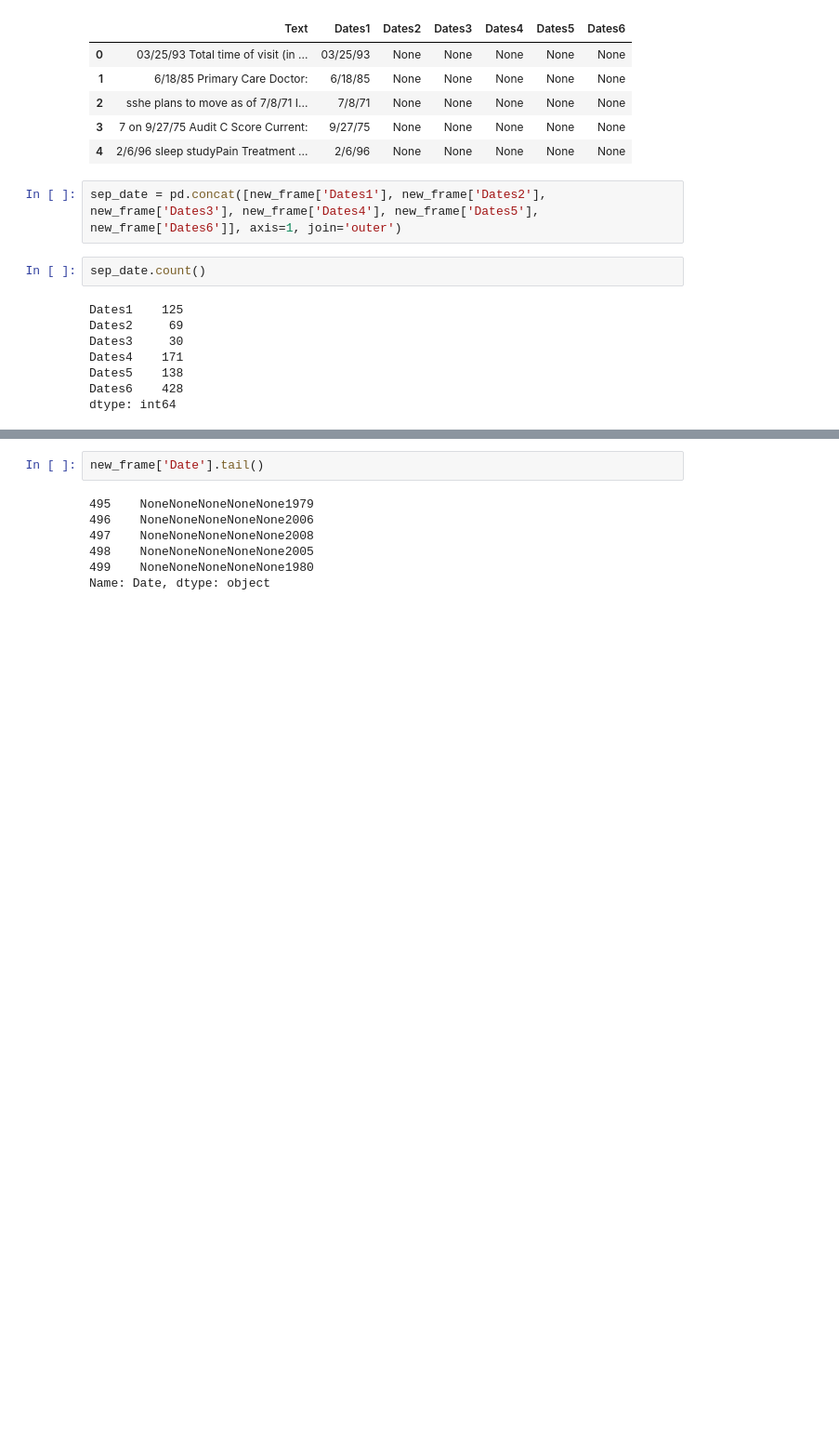
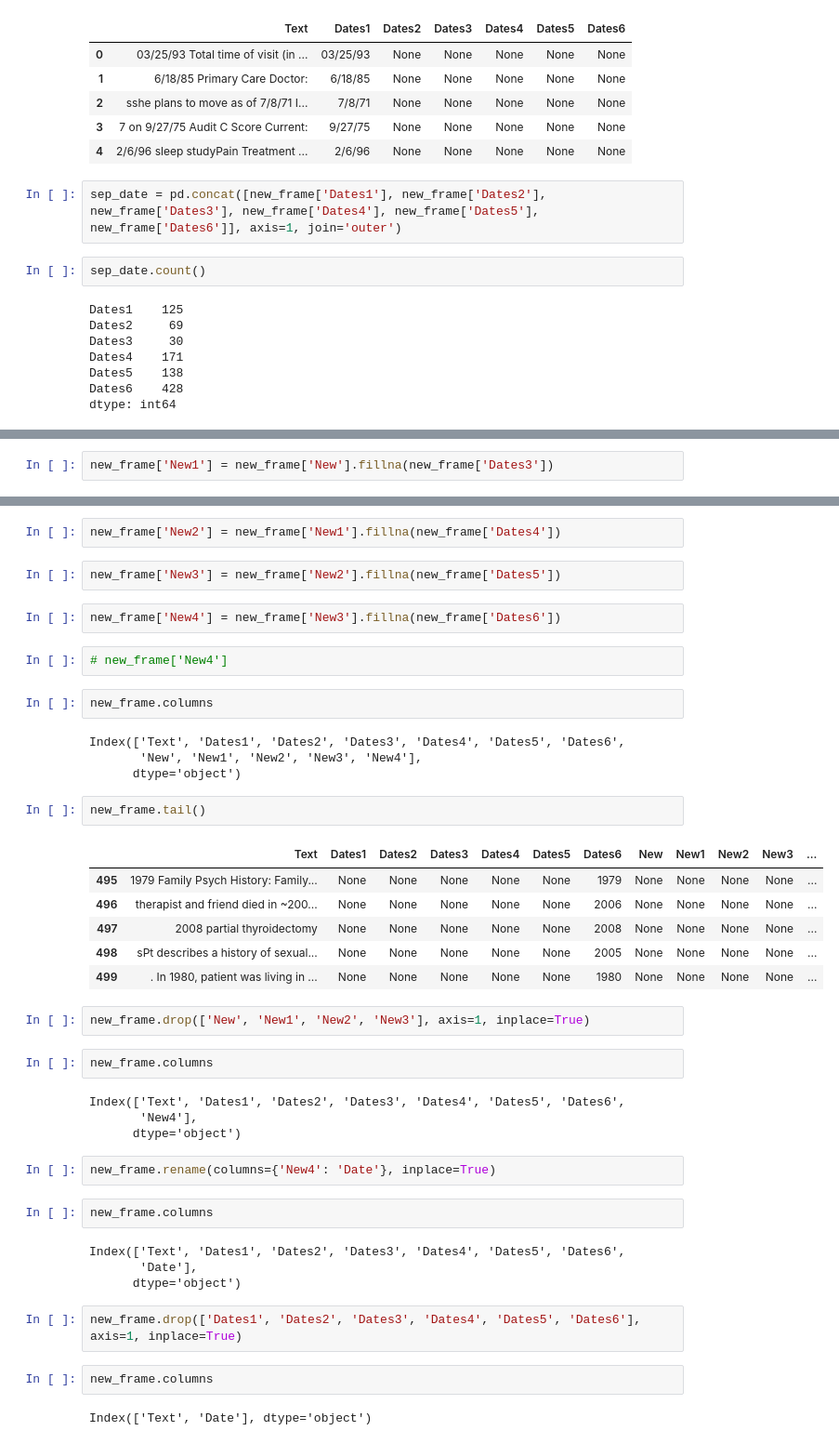
Before and after one commit to ishitasinghal/Python_Data_Analysis, a Jupyter notebook: Regular expressions.ipynb, the cells around one changed output, grey strips where cells are left out. Shown at 93% size. Saved outputs shown, nothing was run; the diff lists cells and outputs as text; blank space fills up the shorter version.

Commit message:
All dates extracted

```diff
--- a/Regular expressions.ipynb
+++ b/Regular expressions.ipynb
@@ -295,0 +319,2 @@ new_frame['Date'] = ('' if new_frame['Dates1'].empty else new_frame['Dates1'].ma
+# %%
+new_frame['New1'] = new_frame['New'].fillna(new_frame['Dates3'])
@@ -296,9 +323,45 @@ new_frame['Date'] = ('' if new_frame['Dates1'].empty else new_frame['Dates1'].ma
+# %%
+new_frame['New2'] = new_frame['New1'].fillna(new_frame['Dates4'])
+# %%
+new_frame['New3'] = new_frame['New2'].fillna(new_frame['Dates5'])
+# %%
+new_frame['New4'] = new_frame['New3'].fillna(new_frame['Dates6'])
+# %%
+# new_frame['New4']
+# %%
+new_frame.columns
+# %% [output]
+Index(['Text', 'Dates1', 'Dates2', 'Dates3', 'Dates4', 'Dates5', 'Dates6',
+       'New', 'New1', 'New2', 'New3', 'New4'],
+      dtype='object')
 # %%
-new_frame['Date'].tail()
+new_frame.tail()
 # %% [output]
-495    NoneNoneNoneNoneNone1979
-496    NoneNoneNoneNoneNone2006
-497    NoneNoneNoneNoneNone2008
-498    NoneNoneNoneNoneNone2005
-499    NoneNoneNoneNoneNone1980
-Name: Date, dtype: object
+|  | Text | Dates1 | Dates2 | Dates3 | Dates4 | Dates5 | Dates6 | New | New1 | New2 | New3 | ... |
+| 495 | 1979 Family Psych History: Family... | None | None | None | None | None | 1979 | None | None | None | None | ... |
+| 496 | therapist and friend died in ~200... | None | None | None | None | None | 2006 | None | None | None | None | ... |
+| 497 | 2008 partial thyroidectomy | None | None | None | None | None | 2008 | None | None | None | None | ... |
+| 498 | sPt describes a history of sexual... | None | None | None | None | None | 2005 | None | None | None | None | ... |
+| 499 | . In 1980, patient was living in ... | None | None | None | None | None | 1980 | None | None | None | None | ... |
+# %%
+new_frame.drop(['New', 'New1', 'New2', 'New3'], axis=1, inplace=True)
+# %%
+new_frame.columns
+# %% [output]
+Index(['Text', 'Dates1', 'Dates2', 'Dates3', 'Dates4', 'Dates5', 'Dates6',
+       'New4'],
+      dtype='object')
+# %%
+new_frame.rename(columns={'New4': 'Date'}, inplace=True)
+# %%
+new_frame.columns
+# %% [output]
+Index(['Text', 'Dates1', 'Dates2', 'Dates3', 'Dates4', 'Dates5', 'Dates6',
+       'Date'],
+      dtype='object')
+# %%
+new_frame.drop(['Dates1', 'Dates2', 'Dates3', 'Dates4', 'Dates5', 'Dates6'], axis=1, inplace=True)
+# %%
+new_frame.columns
+# %% [output]
+Index(['Text', 'Date'], dtype='object')
```
Also changed, not shown: parts of 9 cells of this notebook.
